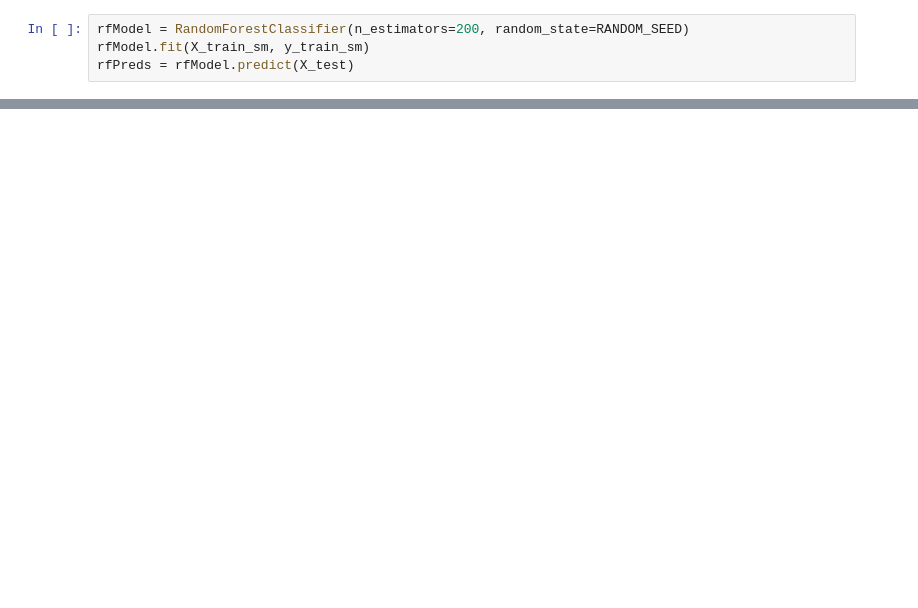
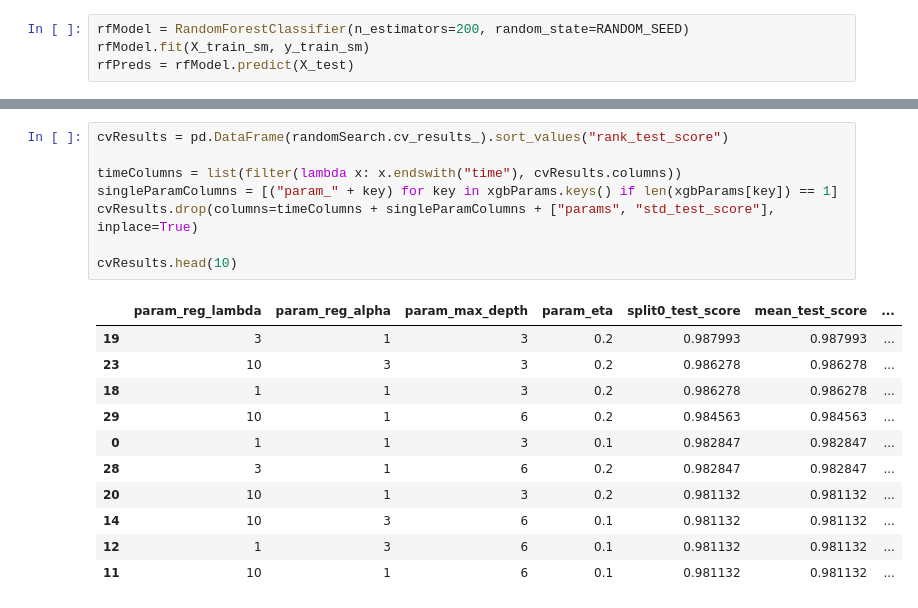
Before and after one commit to sinhars/Kaggle-Bankruptcy-Prediction, a Jupyter notebook: modelTraining.ipynb, the cells around one changed output, grey strips where cells are left out. Cells and saved outputs as stored; diff of their text form; blank space fills up the shorter version.

```diff
--- a/modelTraining.ipynb
+++ b/modelTraining.ipynb
@@ -96 +155,21 @@ print("Best score from randomized grid search = %.4f" % randomSearch.best_score_
+# %%
+cvResults = pd.DataFrame(randomSearch.cv_results_).sort_values("rank_test_score")
+
+timeColumns = list(filter(lambda x: x.endswith("time"), cvResults.columns))
+singleParamColumns = [("param_" + key) for key in xgbParams.keys() if len(xgbParams[key]) == 1]
+cvResults.drop(columns=timeColumns + singleParamColumns + ["params", "std_test_score"], inplace=True)
+
+cvResults.head(10)
+# %% [output]
+|  | param_reg_lambda | param_reg_alpha | param_max_depth | param_eta | split0_test_score | mean_test_score | ... |
+| 19 | 3 | 1 | 3 | 0.2 | 0.987993 | 0.987993 | ... |
+| 23 | 10 | 3 | 3 | 0.2 | 0.986278 | 0.986278 | ... |
+| 18 | 1 | 1 | 3 | 0.2 | 0.986278 | 0.986278 | ... |
+| 29 | 10 | 1 | 6 | 0.2 | 0.984563 | 0.984563 | ... |
+| 0 | 1 | 1 | 3 | 0.1 | 0.982847 | 0.982847 | ... |
+| 28 | 3 | 1 | 6 | 0.2 | 0.982847 | 0.982847 | ... |
+| 20 | 10 | 1 | 3 | 0.2 | 0.981132 | 0.981132 | ... |
+| 14 | 10 | 3 | 6 | 0.1 | 0.981132 | 0.981132 | ... |
+| 12 | 1 | 3 | 6 | 0.1 | 0.981132 | 0.981132 | ... |
+| 11 | 10 | 1 | 6 | 0.1 | 0.981132 | 0.981132 | ... |
 # %%
```
Also changed, not shown: parts of 14 cells of this notebook, 4 other files.
